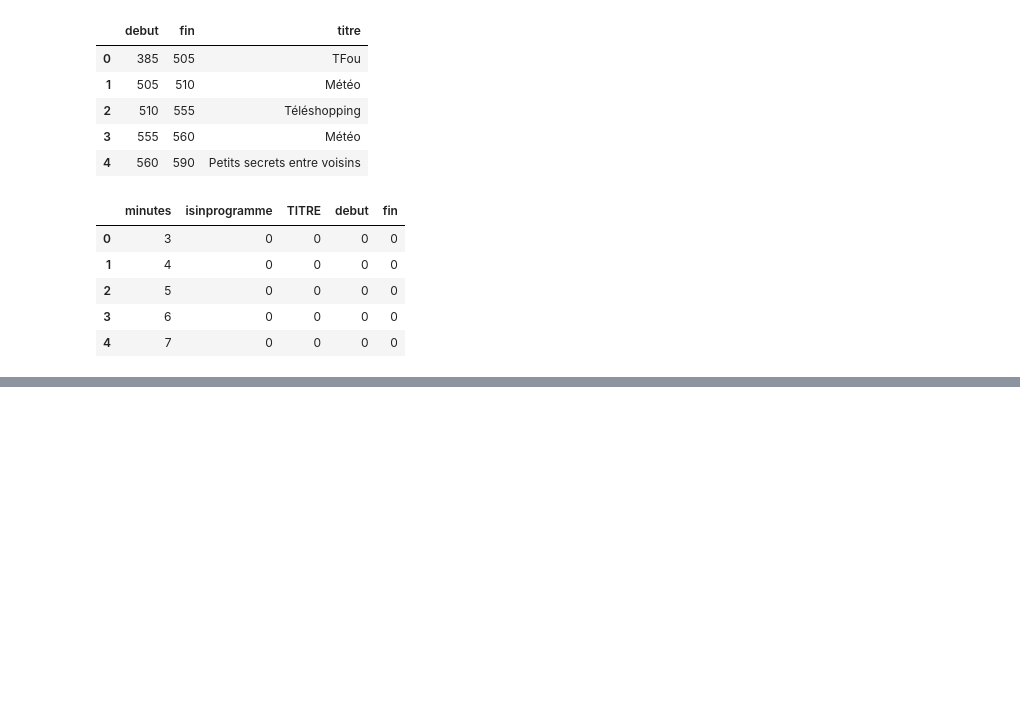
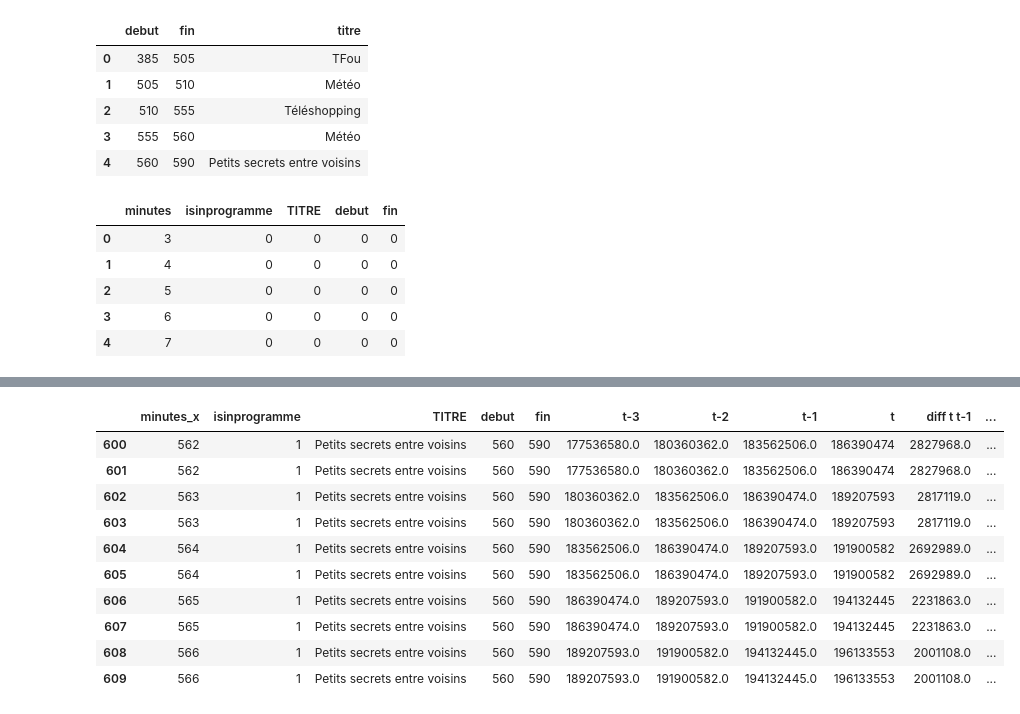
Before and after one commit to Frayal/Stage, a Jupyter notebook: historique/merge.ipynb, the cells around one changed output, grey strips where cells are left out. Drawn from its saved outputs; the diff is of its cells as text; code cells hidden in the pictures; blank space fills up the shorter version.

```diff
--- a/historique/merge.ipynb
+++ b/historique/merge.ipynb
@@ -133,0 +126,16 @@ df[500:600]
+# %%
+df = df.drop(['@DATEMODIF','@CLEDIF','DATEHEURE','RATIO'],axis=1)
+# %%
+df[600:610]
+# %% [output]
+|  | minutes_x | isinprogramme | TITRE | debut | fin | t-3 | t-2 | t-1 | t | diff t t-1 | ... |
+| 600 | 562 | 1 | Petits secrets entre voisins | 560 | 590 | 177536580.0 | 180360362.0 | 183562506.0 | 186390474 | 2827968.0 | ... |
+| 601 | 562 | 1 | Petits secrets entre voisins | 560 | 590 | 177536580.0 | 180360362.0 | 183562506.0 | 186390474 | 2827968.0 | ... |
+| 602 | 563 | 1 | Petits secrets entre voisins | 560 | 590 | 180360362.0 | 183562506.0 | 186390474.0 | 189207593 | 2817119.0 | ... |
+| 603 | 563 | 1 | Petits secrets entre voisins | 560 | 590 | 180360362.0 | 183562506.0 | 186390474.0 | 189207593 | 2817119.0 | ... |
+| 604 | 564 | 1 | Petits secrets entre voisins | 560 | 590 | 183562506.0 | 186390474.0 | 189207593.0 | 191900582 | 2692989.0 | ... |
+| 605 | 564 | 1 | Petits secrets entre voisins | 560 | 590 | 183562506.0 | 186390474.0 | 189207593.0 | 191900582 | 2692989.0 | ... |
+| 606 | 565 | 1 | Petits secrets entre voisins | 560 | 590 | 186390474.0 | 189207593.0 | 191900582.0 | 194132445 | 2231863.0 | ... |
+| 607 | 565 | 1 | Petits secrets entre voisins | 560 | 590 | 186390474.0 | 189207593.0 | 191900582.0 | 194132445 | 2231863.0 | ... |
+| 608 | 566 | 1 | Petits secrets entre voisins | 560 | 590 | 189207593.0 | 191900582.0 | 194132445.0 | 196133553 | 2001108.0 | ... |
+| 609 | 566 | 1 | Petits secrets entre voisins | 560 | 590 | 189207593.0 | 191900582.0 | 194132445.0 | 196133553 | 2001108.0 | ... |
```
Also changed, not shown: parts of 4 cells of this notebook, 3 other files.
